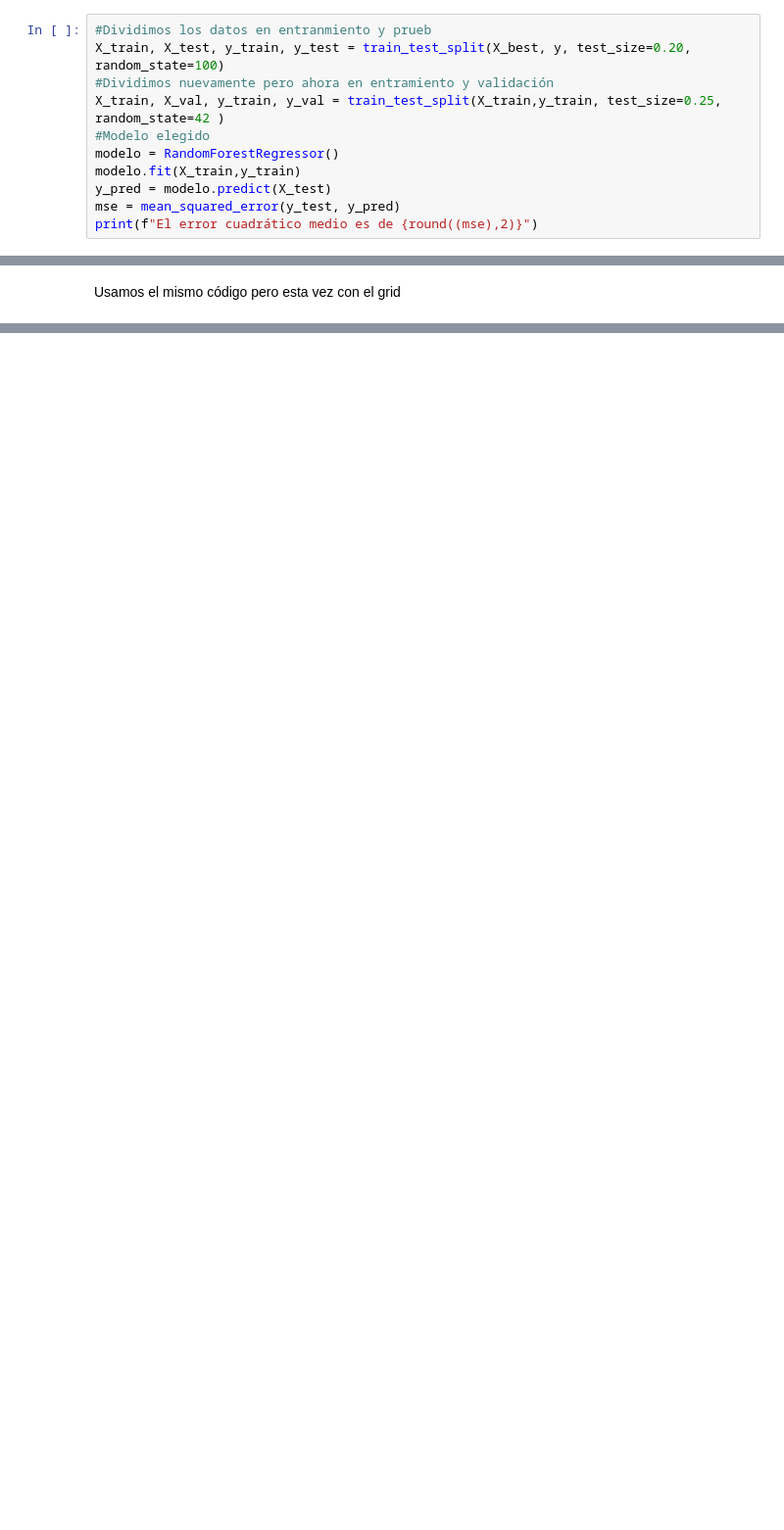
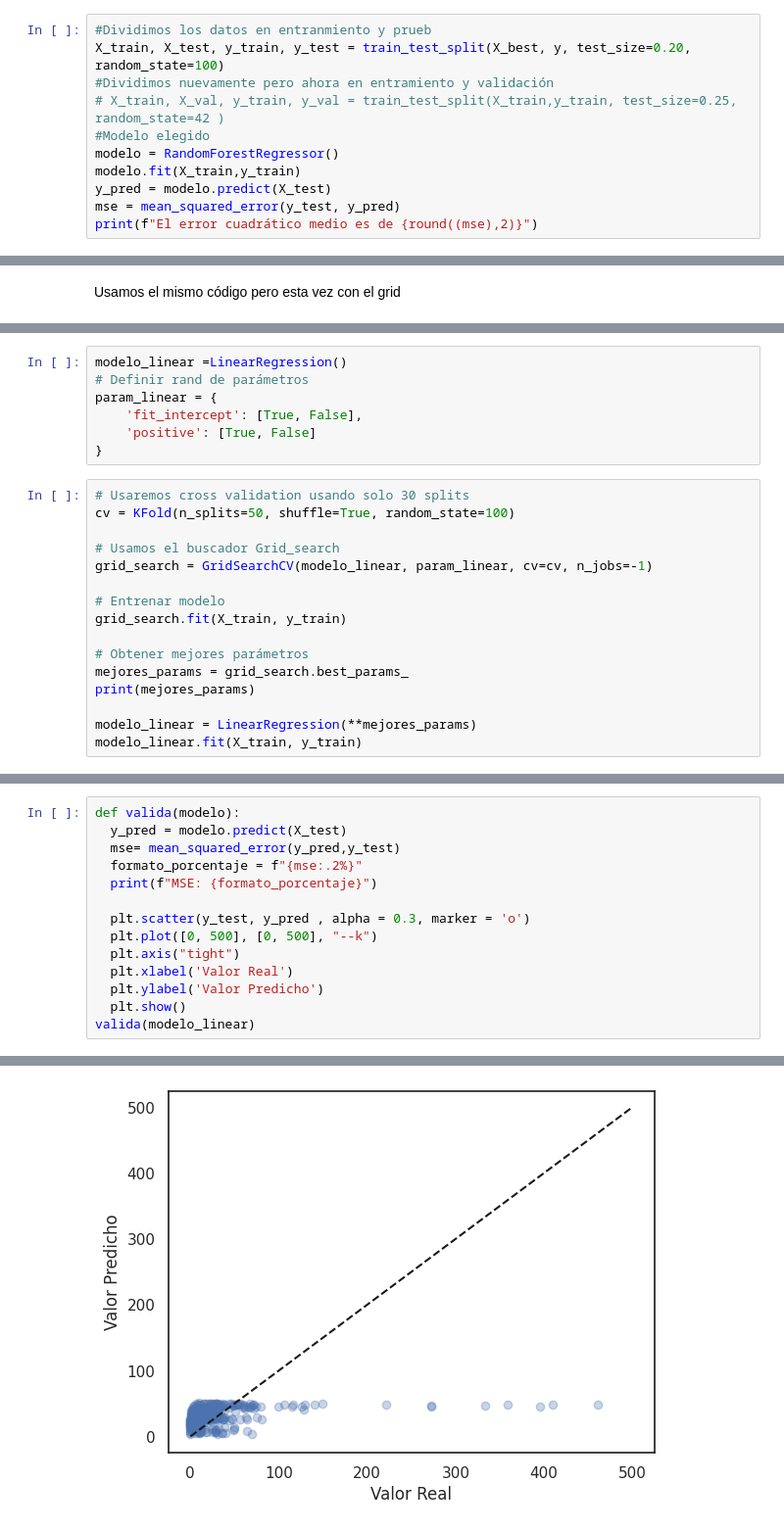
Before and after one commit to Yamito548/Proyecto-Denge, a Jupyter notebook: proyecto_denge_SNS.ipynb, the cells around one changed output, grey strips where cells are left out. Shown at 98% size. Cells and saved outputs as stored; diff of their text form; blank space fills up the shorter version.

```diff
--- a/proyecto_denge_SNS.ipynb
+++ b/proyecto_denge_SNS.ipynb
@@ -341,7 +364,7 @@ Ahora creamos un nuevo dataset con las mejores 12 características. Como podemos
 #Dividimos los datos en entranmiento y prueb
 X_train, X_test, y_train, y_test = train_test_split(X_best, y, test_size=0.20, random_state=100)
 #Dividimos nuevamente pero ahora en entramiento y validación
-X_train, X_val, y_train, y_val = train_test_split(X_train,y_train, test_size=0.25, random_state=42 )
+# X_train, X_val, y_train, y_val = train_test_split(X_train,y_train, test_size=0.25, random_state=42 )
 #Modelo elegido
 modelo = RandomForestRegressor()
 modelo.fit(X_train,y_train)
@@ -814,0 +876,23 @@ Modelo: Ridge = 2013.32
+# %%
+modelo_linear =LinearRegression()
+# Definir rand de parámetros
+param_linear = {
+    'fit_intercept': [True, False],
+    'positive': [True, False]
+}
+# %%
+# Usaremos cross validation usando solo 30 splits
+cv = KFold(n_splits=50, shuffle=True, random_state=100)
+
+# Usamos el buscador Grid_search
+grid_search = GridSearchCV(modelo_linear, param_linear, cv=cv, n_jobs=-1)
+
+# Entrenar modelo
+grid_search.fit(X_train, y_train)
+
+# Obtener mejores parámetros
+mejores_params = grid_search.best_params_
+print(mejores_params)
+
+modelo_linear = LinearRegression(**mejores_params)
+modelo_linear.fit(X_train, y_train)
@@ -814,0 +904,15 @@ Modelo: Ridge = 2013.32
+# %%
+def valida(modelo):
+  y_pred = modelo.predict(X_test)
+  mse= mean_squared_error(y_pred,y_test)
+  formato_porcentaje = f"{mse:.2%}"
+  print(f"MSE: {formato_porcentaje}")
+
+  plt.scatter(y_test, y_pred , alpha = 0.3, marker = 'o')
+  plt.plot([0, 500], [0, 500], "--k")
+  plt.axis("tight")
+  plt.xlabel('Valor Real')
+  plt.ylabel('Valor Predicho')
+  plt.show()
+valida(modelo_linear)
+# %% [output]
@@ -814,0 +920 @@ Modelo: Ridge = 2013.32
+[figure, added]
```
Also changed, not shown: parts of 52 cells of this notebook.
